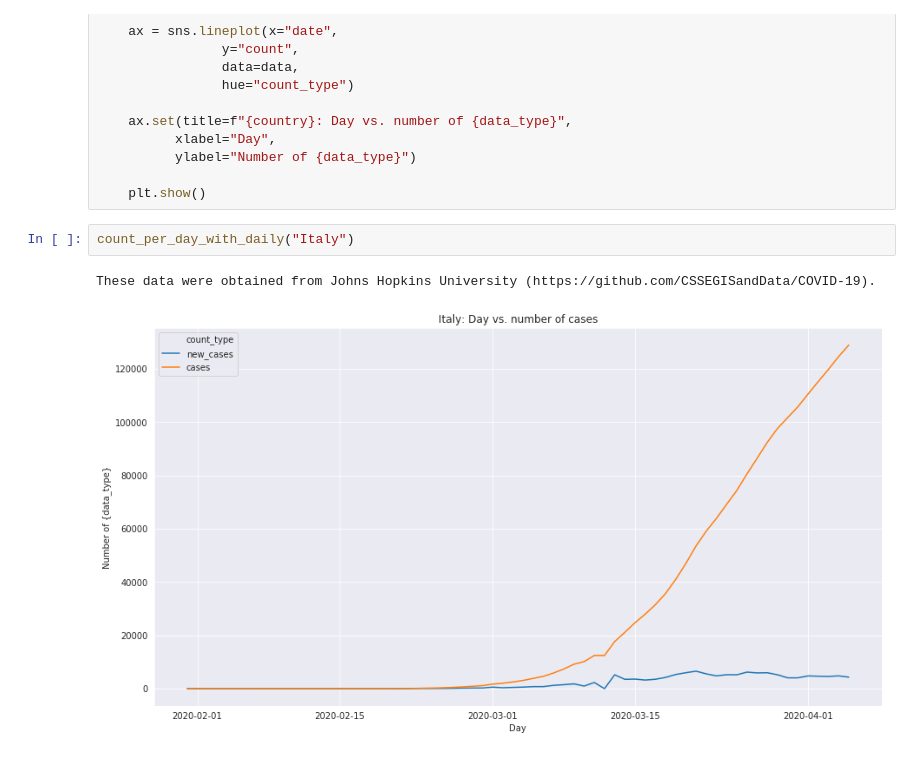
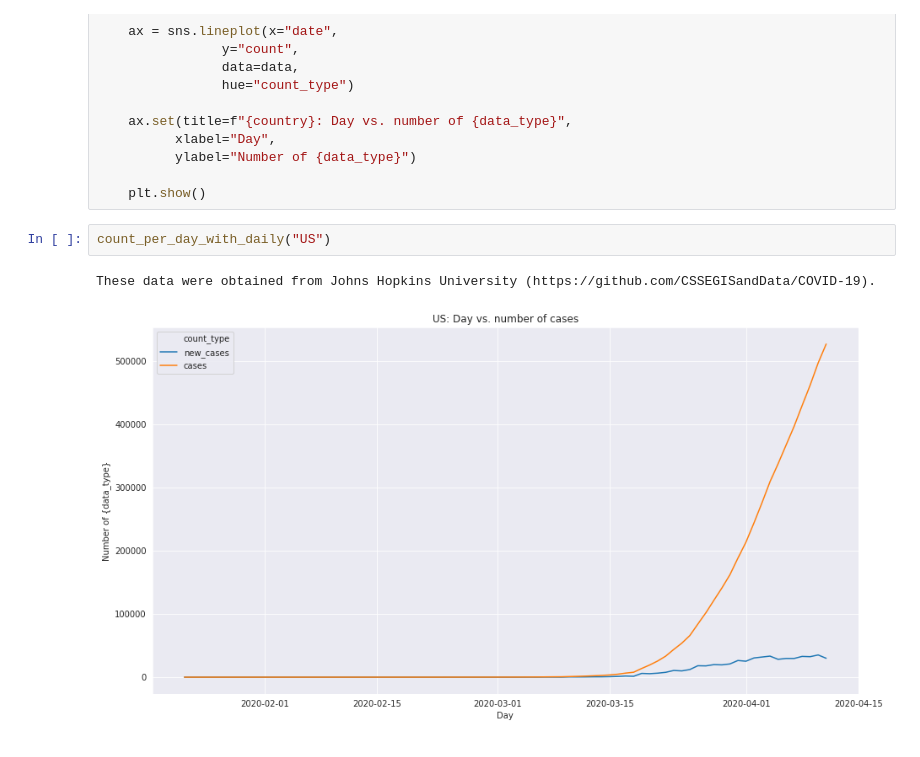
Before and after one commit to PayneLab/covid19pandas, a Jupyter notebook: docs/tutorial3_graph_cases_with_daily.ipynb, the cells around one changed output. Cells and saved outputs as stored; diff of their text form.

```diff
--- a/docs/tutorial3_graph_cases_with_daily.ipynb
+++ b/docs/tutorial3_graph_cases_with_daily.ipynb
@@ -127,10 +127,10 @@ def count_per_day_with_daily(country, data_type="cases"):
 
     plt.show()
 # %%
-count_per_day_with_daily("Italy")
+count_per_day_with_daily("US")
 # %% [output]
 These data were obtained from Johns Hopkins University (https://github.com/CSSEGISandData/COVID-19).
-[figure, old version]
+[figure, new version]
 # %%
 count_per_day_with_daily("Italy", data_type="deaths")
 # %% [output]
```
Also changed, not shown: parts of 3 cells of this notebook, 5 other files.
